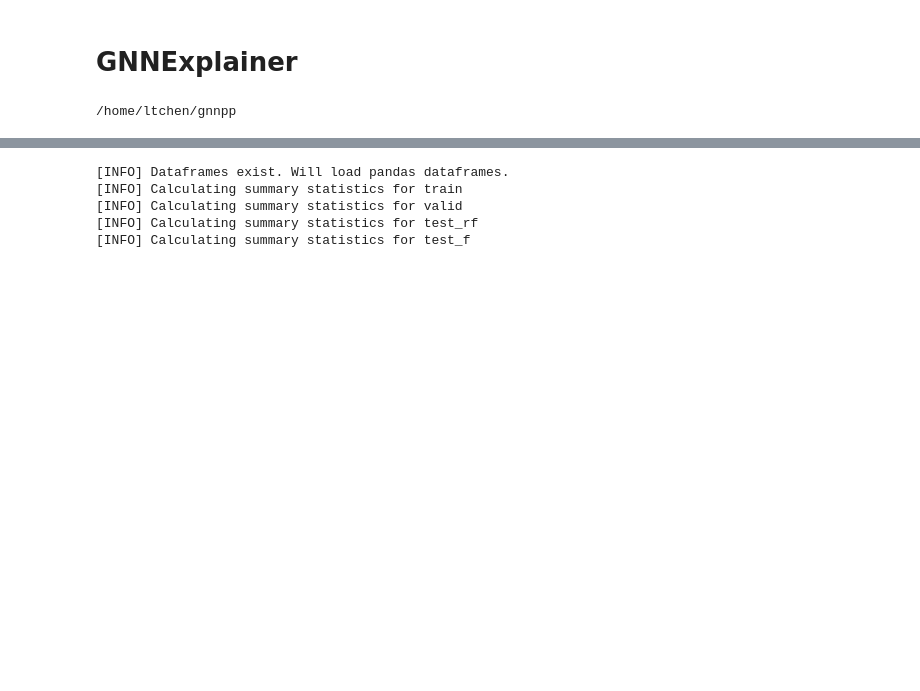
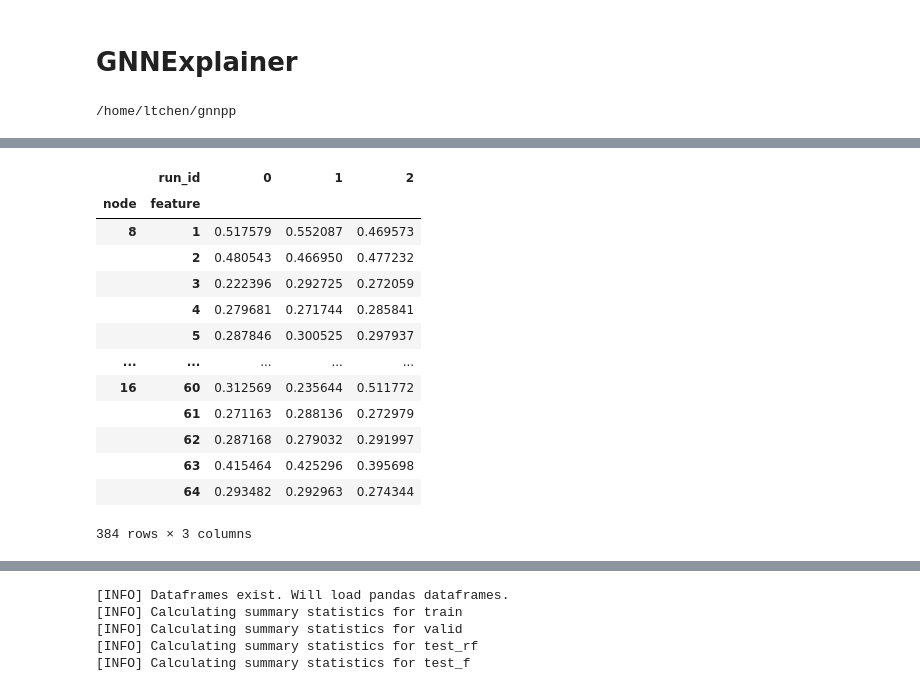
Before and after one commit to leachen01/gnnpp, a Jupyter notebook: exploration/explainability/gnnexplainer.ipynb, the cells around one changed output, grey strips where cells are left out. Saved outputs shown, nothing was run; the diff lists cells and outputs as text; code cells hidden in the pictures; blank space fills up the shorter version.

```diff
--- a/exploration/explainability/gnnexplainer.ipynb
+++ b/exploration/explainability/gnnexplainer.ipynb
@@ -34,0 +65,3 @@ SAVEPATH, JSONPATH, RESULTPATH = get_json_save_result_paths(leadtime=leadtime, g
+# %%
+multigraph = load_gnn_model(CKPT_PATH, num_nodes, emb_dim, edge_dim, in_channels, config)
+graph_to_explain = g_train_rf[0]
@@ -34,0 +101,21 @@ SAVEPATH, JSONPATH, RESULTPATH = get_json_save_result_paths(leadtime=leadtime, g
+# %%
+df = pd.DataFrame(columns=['run_id', 'node', 'feature', 'weight'])
+
+for run_id in range(3):
+    mexplainer = create_explainer(multigraph)
+    explanation = mexplainer(x=graph_to_explain.x, edge_index=graph_to_explain.edge_index,
+                             edge_attr=graph_to_explain.edge_attr, index=node_idx)
+    print(f'Generated explanations in {explanation.available_explanations}')
+
+    feature_loc = torch.nonzero(explanation.node_mask, as_tuple=False) # feature_loc.shape = 384 (64*6), 2 (node, feature)
+    # feature_tuples = [tuple(row.tolist()) for row in feature_loc]
+    node_weights = explanation.node_mask[explanation.node_mask != 0]
+    print(node_weights.shape)
+    new_df = pd.DataFrame({
+        'run_id': run_id,
+        'node': feature_loc[:, 0].numpy(),
+        'feature': feature_loc[:, 1].numpy(),
+        'weight': node_weights.numpy()
+    })
+    df = pd.concat([df, new_df], ignore_index=True)
+print(df)
@@ -34,0 +143,22 @@ SAVEPATH, JSONPATH, RESULTPATH = get_json_save_result_paths(leadtime=leadtime, g
+# %%
+pivoted_df = df.pivot_table(
+    index=['node', 'feature'],
+    columns='run_id',
+    values='weight'
+)
+pivoted_df
+# %% [output]
+|  | run_id | 0 | 1 | 2 |
+| node | feature |  |  |  |
+| 8 | 1 | 0.517579 | 0.552087 | 0.469573 |
+|  | 2 | 0.480543 | 0.466950 | 0.477232 |
+|  | 3 | 0.222396 | 0.292725 | 0.272059 |
+|  | 4 | 0.279681 | 0.271744 | 0.285841 |
+|  | 5 | 0.287846 | 0.300525 | 0.297937 |
+| ... | ... | ... | ... | ... |
+| 16 | 60 | 0.312569 | 0.235644 | 0.511772 |
+|  | 61 | 0.271163 | 0.288136 | 0.272979 |
+|  | 62 | 0.287168 | 0.279032 | 0.291997 |
+|  | 63 | 0.415464 | 0.425296 | 0.395698 |
+|  | 64 | 0.293482 | 0.292963 | 0.274344 |
+384 rows × 3 columns
```
Also changed, not shown: parts of 15 cells of this notebook, 24 other files.
